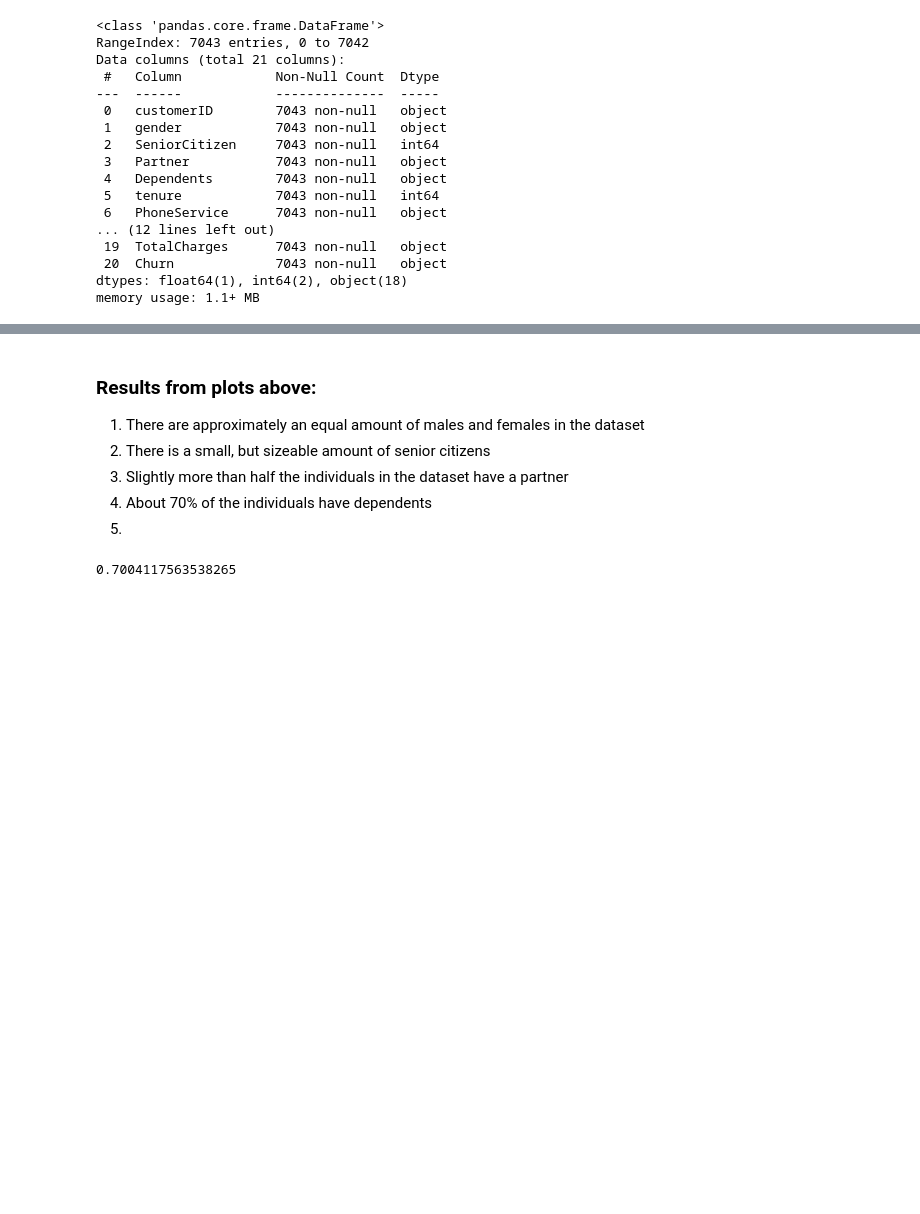
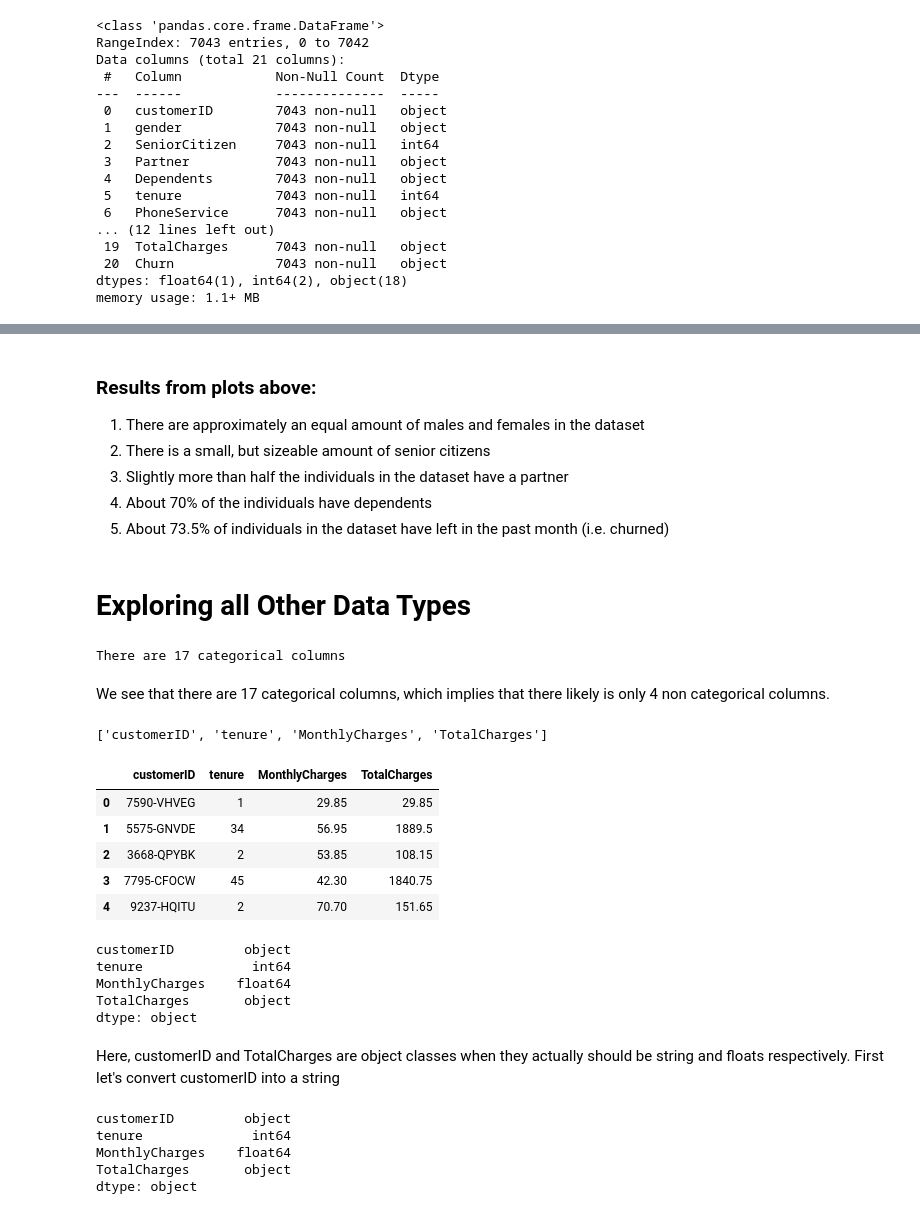
Before and after one commit to Brian-Jacob/Churn_Analysis, a Jupyter notebook: Churn_Analysis.ipynb, the cells around one changed output, grey strips where cells are left out. Cells and saved outputs as stored; diff of their text form; code cells hidden in the pictures; blank space fills up the shorter version.

```diff
--- a/Churn_Analysis.ipynb
+++ b/Churn_Analysis.ipynb
@@ -107,8 +94,37 @@ for col in churn_df.columns:
 2. There is a small, but sizeable amount of senior citizens
 3. Slightly more than half the individuals in the dataset have a partner
 4. About 70% of the individuals have dependents
-5.
+5. About 73.5% of individuals in the dataset have left in the past month (i.e. churned)
-# %%
-4933/churn_df.shape[0]
-# %% [output]
-0.7004117563538265
+# %% [markdown]
+# Exploring all Other Data Types
+# %%
+print("There are",len(categorical_ls),"categorical columns")
+# %% [output]
+There are 17 categorical columns
+# %% [markdown]
+We see that there are 17 categorical columns, which implies that there likely is only 4 non categorical columns.
+# %%
+non_categotrical_ls = churn_df.columns[~categorical_cond]
+non_categotrical_ls.to_list()
+# %% [output]
+['customerID', 'tenure', 'MonthlyCharges', 'TotalCharges']
+# %%
+non_categotrical_churn = churn_df.loc[:,non_categotrical_ls];
+non_categotrical_churn.head()
+# %% [output]
+|  | customerID | tenure | MonthlyCharges | TotalCharges |
+| 0 | 7590-VHVEG | 1 | 29.85 | 29.85 |
+| 1 | 5575-GNVDE | 34 | 56.95 | 1889.5 |
+| 2 | 3668-QPYBK | 2 | 53.85 | 108.15 |
+| 3 | 7795-CFOCW | 45 | 42.30 | 1840.75 |
+| 4 | 9237-HQITU | 2 | 70.70 | 151.65 |
+# %%
+non_categotrical_churn.dtypes
+# %% [output]
+customerID         object
+tenure              int64
+MonthlyCharges    float64
+TotalCharges       object
+dtype: object
+# %% [markdown]
+Here, customerID and TotalCharges are object classes when they actually should be string and floats respectively. First let's convert customerID into a string
@@ -114,0 +134,8 @@ for col in churn_df.columns:
+# %%
+non_categotrical_churn.dtypes
+# %% [output]
+customerID         object
+tenure              int64
+MonthlyCharges    float64
+TotalCharges       object
+dtype: object
```
Also changed, not shown: parts of 18 cells of this notebook.
